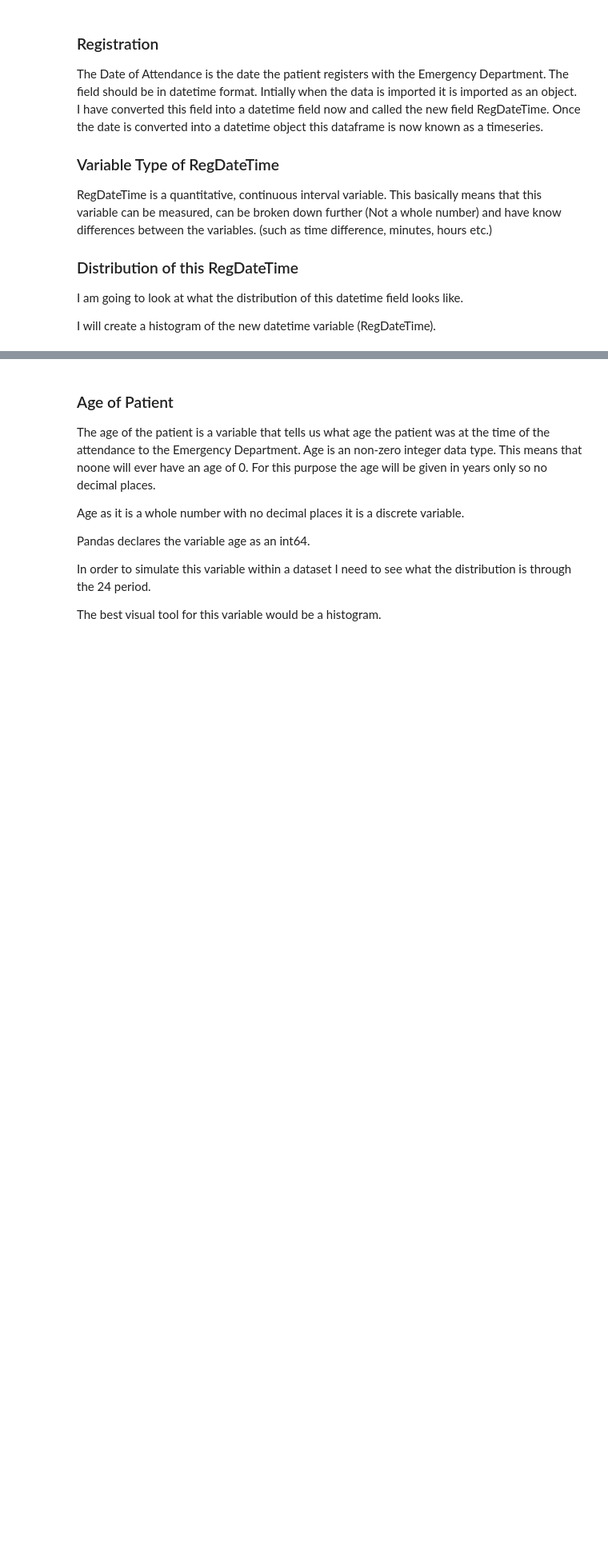
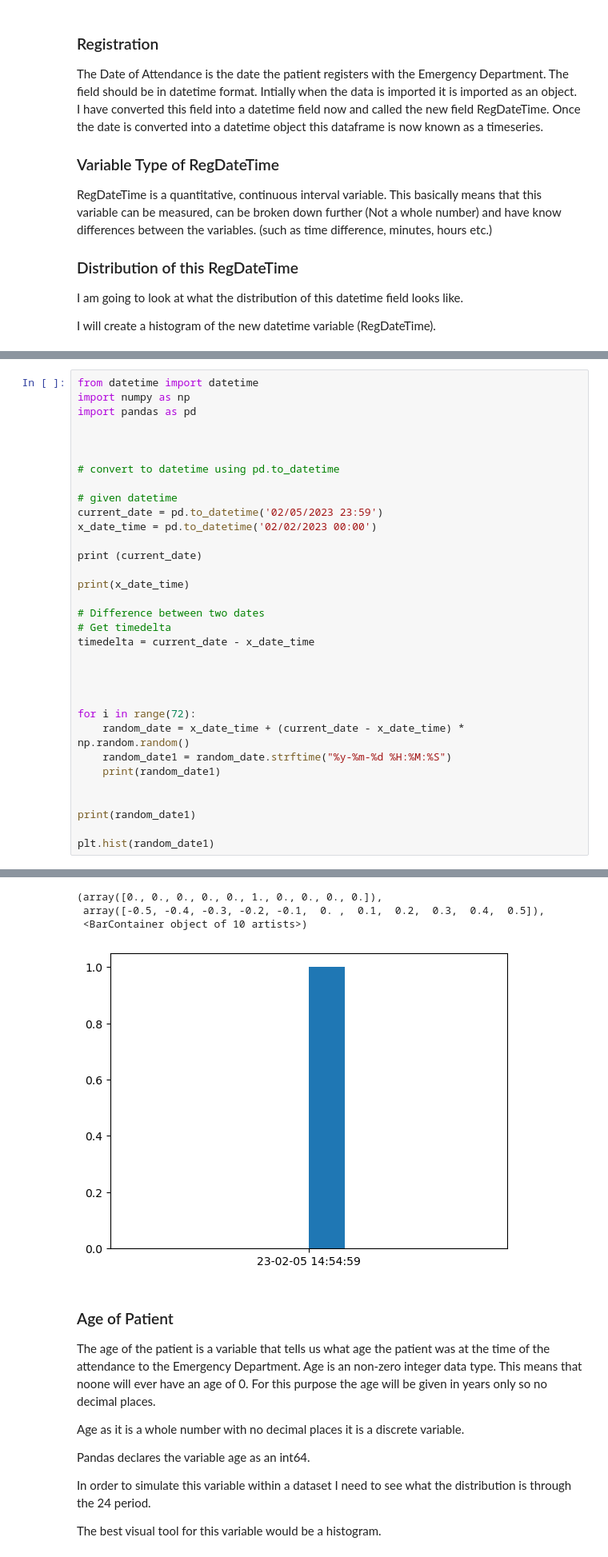
Before and after one commit to AudeAllen/PDA_Assignment, a Jupyter notebook: PDA_Assignment.ipynb, the cells around one changed output, grey strips where cells are left out. Shown at 80% size. Saved outputs shown, nothing was run; the diff lists cells and outputs as text; blank space fills up the shorter version.

Commit message:
Changes to project - Date simulation

```diff
--- a/PDA_Assignment.ipynb
+++ b/PDA_Assignment.ipynb
@@ -218,0 +210,34 @@ ts
+# %%
+from datetime import datetime
+import numpy as np
+import pandas as pd
+
+
+
+# convert to datetime using pd.to_datetime
+
+# given datetime
+current_date = pd.to_datetime('02/05/2023 23:59')
+x_date_time = pd.to_datetime('02/02/2023 00:00')
+
+print (current_date)
+
+print(x_date_time)
+
+# Difference between two dates
+# Get timedelta
+timedelta = current_date - x_date_time
+
+
+
+
+for i in range(72):
+    random_date = x_date_time + (current_date - x_date_time) * np.random.random()
+    random_date1 = random_date.strftime("%y-%m-%d %H:%M:%S")
+    print(random_date1)
+
+
+print(random_date1)
+
+plt.hist(random_date1)
+# %% [output]
@@ -219,3 +261,7 @@ ts
+(array([0., 0., 0., 0., 0., 1., 0., 0., 0., 0.]),
+ array([-0.5, -0.4, -0.3, -0.2, -0.1,  0. ,  0.1,  0.2,  0.3,  0.4,  0.5]),
+ <BarContainer object of 10 artists>)
+[figure, added]
 # %% [markdown]
 ### Age of Patient
 
```
Also changed, not shown: parts of 6 cells of this notebook, 7 other files.
